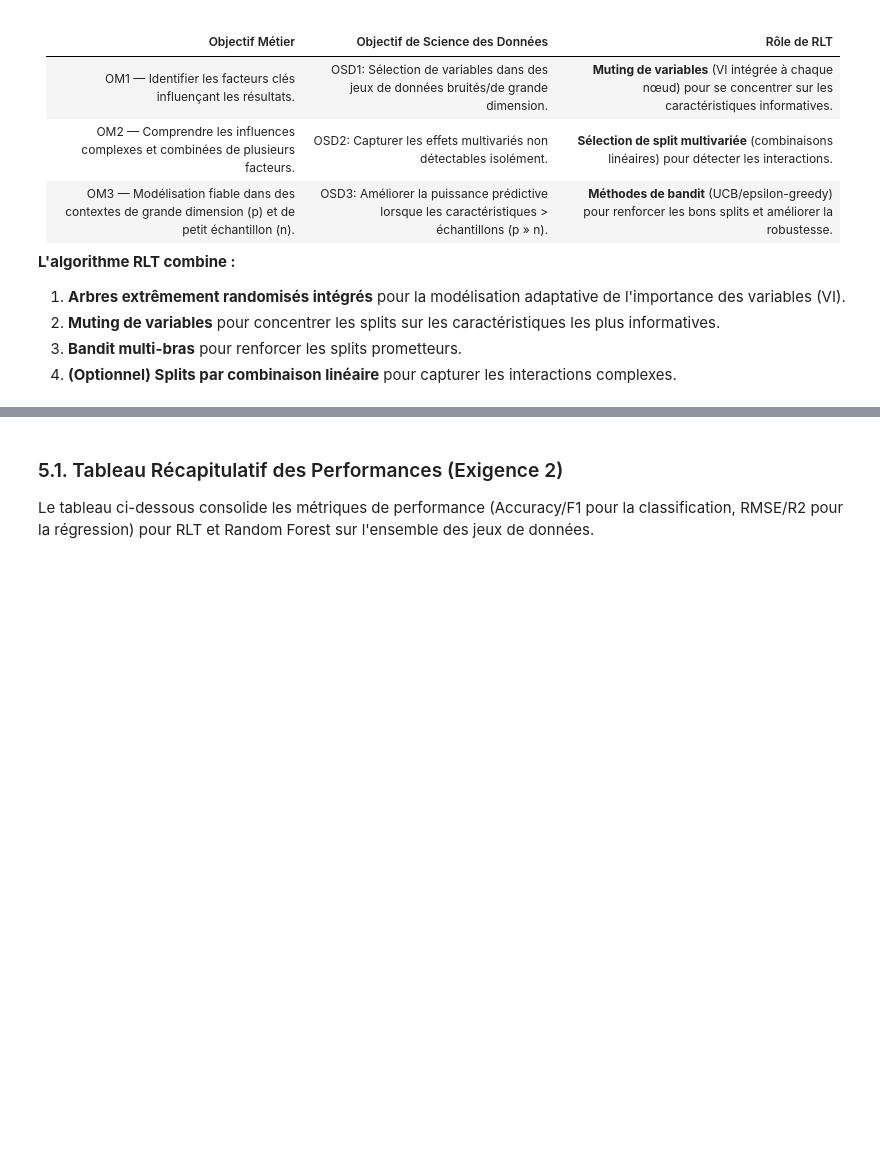
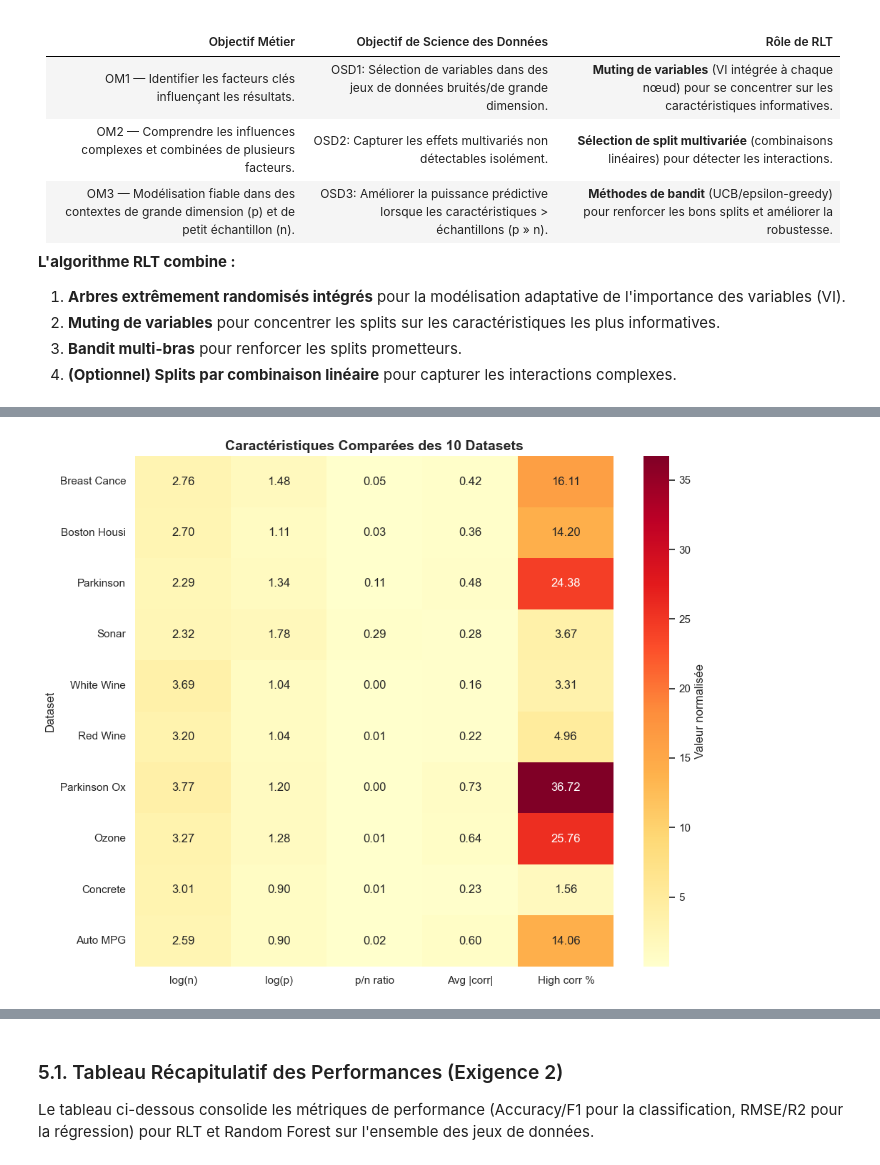
Before and after one commit to alfari9/RLT, a Jupyter notebook: RLT.ipynb, the cells around one changed output, grey strips where cells are left out. Saved outputs shown, nothing was run; the diff lists cells and outputs as text; code cells hidden in the pictures; blank space fills up the shorter version.

```diff
--- a/RLT.ipynb
+++ b/RLT.ipynb
@@ -699,0 +517,79 @@ Cette analyse évalue la capacité de RLT à **capturer les interactions multiva
+# %%
+# ========== 2.3 TABLEAU DES STATISTIQUES DESCRIPTIVES PAR DATASET ==========
+
+def create_descriptive_stats_table(datasets):
+    """Crée un tableau des statistiques descriptives pour tous les datasets"""
+
+    stats_data = []
+
+    for name, data in datasets.items():
+        X_full = pd.concat([data['X_train'], data['X_test']])
+        y_full = np.concatenate([data['y_train'], data['y_test']])
+
+        # Stats sur les features
+        feature_means = X_full.mean()
+        feature_stds = X_full.std()
+
+        stats_data.append({
+            'Dataset': name,
+            'X_mean (avg)': f"{feature_means.mean():.3f}",
+            'X_std (avg)': f"{feature_stds.mean():.3f}",
+            'X_min': f"{X_full.min().min():.3f}",
+            'X_max': f"{X_full.max().max():.3f}",
+            'Y_mean': f"{np.mean(y_full):.3f}",
+            'Y_std': f"{np.std(y_full):.3f}",
+            'Y_range': f"[{np.min(y_full):.2f}, {np.max(y_full):.2f}]"
+        })
+
+    return pd.DataFrame(stats_data)
+
+print("\n" + "="*100)
+print("📊 TABLEAU 2.2 : STATISTIQUES DESCRIPTIVES PAR DATASET")
+print("="*100)
+
+descriptive_stats = create_descriptive_stats_table(ALL_DATASETS)
+display(descriptive_stats)
+
+# ========== VISUALISATION COMPACTE : HEATMAP DES CARACTÉRISTIQUES ==========
+
+print("\n" + "="*100)
+print("📊 FIGURE 2.1 : COMPARAISON VISUELLE DES DATASETS")
+print("="*100)
+
+# Préparer données pour heatmap
+heatmap_data = []
+for name, data in ALL_DATASETS.items():
+    X_full = pd.concat([data['X_train'], data['X_test']])
+    y_full = np.concatenate([data['y_train'], data['y_test']])
+
+    n = len(y_full)
+    p = X_full.shape[1]
+
+    # Normaliser les métriques pour comparaison
+    corr_matrix = X_full.corr().abs()
+    upper = corr_matrix.where(np.triu(np.ones(corr_matrix.shape), k=1).astype(bool))
+
+    heatmap_data.append({
+        'Dataset': name[:12],  # Tronquer pour lisibilité
+        'log(n)': np.log10(n),
+        'log(p)': np.log10(p),
+        'p/n ratio': min(p/n, 2),  # Cap à 2 pour visualisation
+        'Avg |corr|': upper.mean().mean() if not upper.empty else 0,
+        'High corr %': (upper > 0.5).sum().sum() / max(upper.size, 1) * 100
+    })
+
+heatmap_df = pd.DataFrame(heatmap_data).set_index('Dataset')
+
+fig, ax = plt.subplots(figsize=(10, 8))
+sns.heatmap(heatmap_df, annot=True, fmt='.2f', cmap='YlOrRd', ax=ax,
+            cbar_kws={'label': 'Valeur normalisée'})
+ax.set_title('Caractéristiques Comparées des 10 Datasets', fontsize=14, fontweight='bold')
+plt.tight_layout()
+plt.show()
+
+print("\n💡 INTERPRÉTATION:")
+print("   • log(n), log(p): Échelle logarithmique pour comparaison")
+print("   • p/n ratio: Plus élevé = haute dimension relative")
+print("   • Avg |corr|: Corrélation moyenne entre features")
+print("   • High corr %: Pourcentage de paires avec |corr| > 0.5")
+# %% [output]
@@ -699,0 +613 @@ Cette analyse évalue la capacité de RLT à **capturer les interactions multiva
+[figure, added]
```
Also changed, not shown: parts of 88 cells of this notebook.
